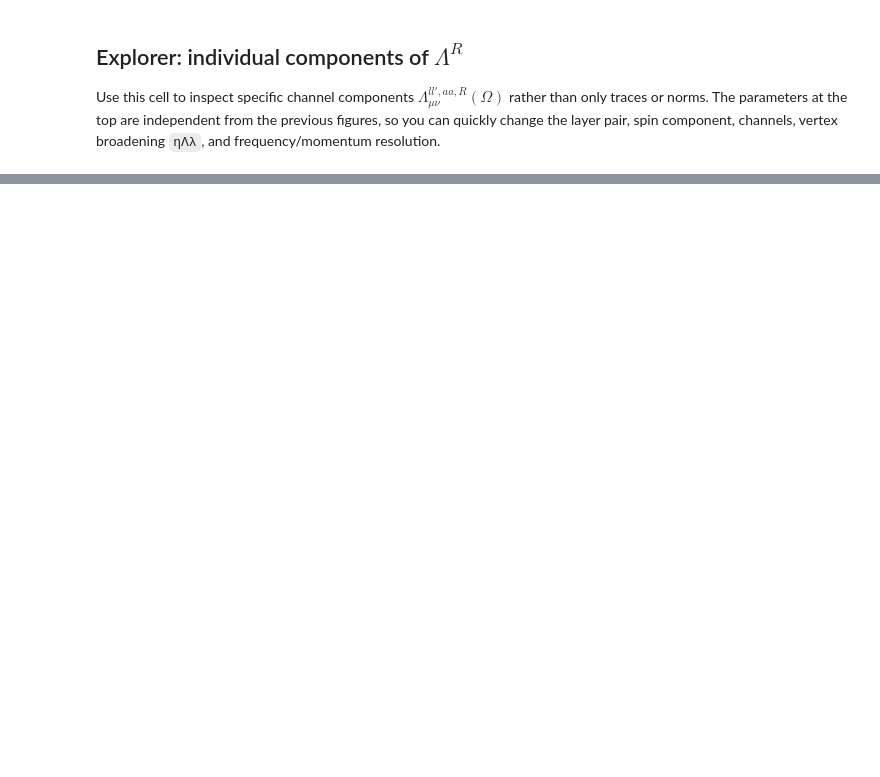
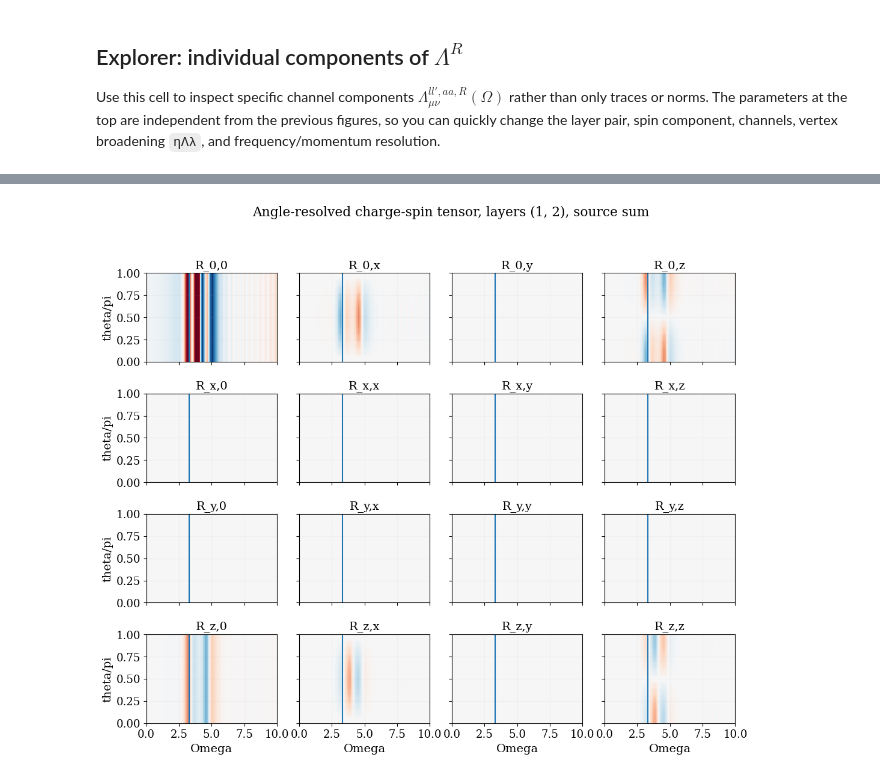
Before and after one commit to fegarciaga/05_tJ_exciton, a Jupyter notebook: RPA-exciton/StaticSpinSucep.ipynb, the cells around one changed output, grey strips where cells are left out. Cells and saved outputs as stored; diff of their text form; code cells hidden in the pictures; blank space fills up the shorter version.

```diff
--- a/RPA-exciton/StaticSpinSucep.ipynb
+++ b/RPA-exciton/StaticSpinSucep.ipynb
@@ -1189,0 +1492,77 @@ fig.tight_layout(rect=(0, 0, 1, 0.94))
+# %%
+# -----------------------------
+# Angle-resolved full charge-spin tensor maps
+# -----------------------------
+angle_tensor_partχ = imag#@isdefined(tensor_partχ) ? tensor_partχ : imag  # real, imag, or abs
+angle_tensor_part_labelχ = angle_tensor_partχ === real ? "Re" : angle_tensor_partχ === imag ? "Im" : "Abs"
+angle_tensor_zero_tolχ = @isdefined(tensor_zero_tolχ) ? tensor_zero_tolχ : 1e-10
+angle_tensor_xlimχ = (first(Ωsθχ), min(10.0, last(Ωsθχ)))
+
+function project_charge_spin_angle_componentχ(z, part)
+    part === abs && return abs(z)
+    return -2 * part(z)
+end
+
+function clean_charge_spin_angle_mapχ(A; tol=angle_tensor_zero_tolχ)
+    out = copy(A)
+    if maximum(abs.(out)) < tol
+        out .= 0.0
+    else
+        out[abs.(out) .< tol] .= 0.0
+    end
+    return out
+end
+
+if !(@isdefined(angle_sweepχ))
+    error("Run the angle-sweep compute cell before plotting the maps.")
+end
+
+angle_component_mapsχ = Matrix{Array{Float64, 2}}(undef, 4, 4)
+for A in 1:4, B in 1:4
+    component = reduce(hcat, [[project_charge_spin_angle_componentχ(sol.R[A, B, iΩ], angle_tensor_partχ)
+                               for iΩ in axes(sol.R, 3)] for sol in angle_sweepχ])
+    angle_component_mapsχ[A, B] = clean_charge_spin_angle_mapχ(permutedims(component))
+end
+
+all_angle_componentsχ = vcat([vec(angle_component_mapsχ[A, B]) for A in 1:4 for B in 1:4]...)
+vmax_angle_tensorχ = maximum(abs.(all_angle_componentsχ))
+vmax_angle_tensorχ = vmax_angle_tensorχ > 0 ? vmax_angle_tensorχ : 1.0
+
+if angle_tensor_partχ === abs
+    cmap_angle_tensorχ = "magma"
+    vmin_angle_tensorχ = 0.0
+    vmax_plot_angle_tensorχ = vmax_angle_tensorχ
+    colorbar_labelχ = "Abs R_AB"
+else
+    cmap_angle_tensorχ = "RdBu_r"
+    vmin_angle_tensorχ = -vmax_angle_tensorχ
+    vmax_plot_angle_tensorχ = vmax_angle_tensorχ
+    colorbar_labelχ = "-2 " * angle_tensor_part_labelχ * " R_AB"
+end
+
+fig, axs = subplots(4, 4, figsize=(12.0, 9.5), sharex=true, sharey=true)
+θ_over_piχ = θsχ ./ π
+for A in 1:4, B in 1:4
+    ax = axs[A, B]
+    ax.axvline(3.3)
+    img = ax.imshow(angle_component_mapsχ[A, B]; origin="lower", aspect="auto",
+                    extent=(first(Ωsθχ), last(Ωsθχ), first(θ_over_piχ), last(θ_over_piχ)),
+                    cmap=cmap_angle_tensorχ, vmin=-3,vmax=3)#vmin=vmin_angle_tensorχ, vmax=vmax_plot_angle_tensorχ)
+    ax.set_xlim(angle_tensor_xlimχ...)
+    ax.set_title("R_" * charge_spin_labels[A] * "," * charge_spin_labels[B])
+    ax.grid(alpha=0.08)
+    if A == 4
+        ax.set_xlabel("Omega")
+    end
+    if B == 1
+        ax.set_ylabel("theta/pi")
+
+    end
+end
+#ax.set_vline(3.3)
+#fig.colorbar(img, ax=vec(axs), shrink=0.82, label=colorbar_labelχ)
+fig.suptitle("Angle-resolved charge-spin tensor, layers " * string(angle_tensor_layer_pairχ) *
+             ", source " * string(angle_tensor_sourceχ))
+fig.tight_layout(rect=(0, 0, 0.92, 0.95))
+# %% [output]
+[figure, added]
```
Also changed, not shown: parts of 27 cells of this notebook.
